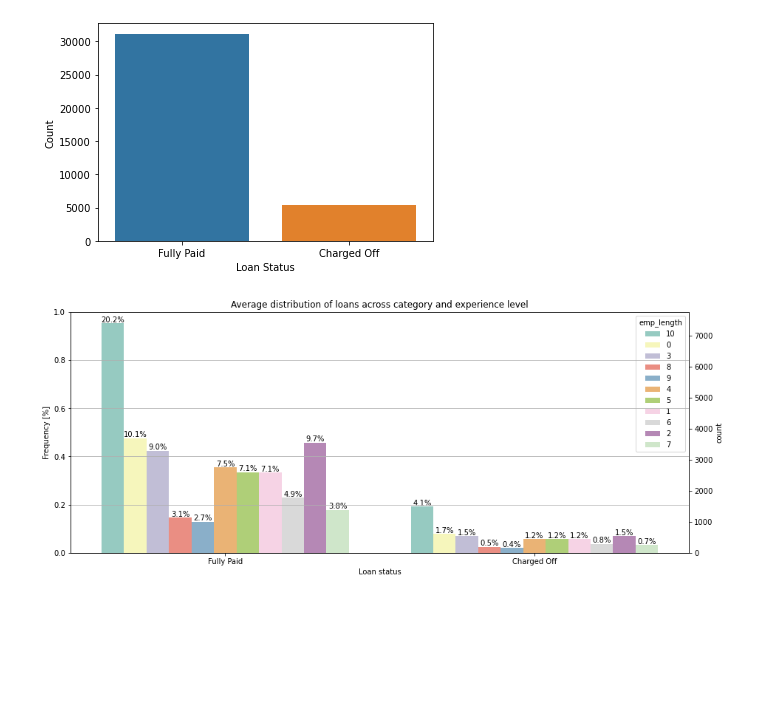
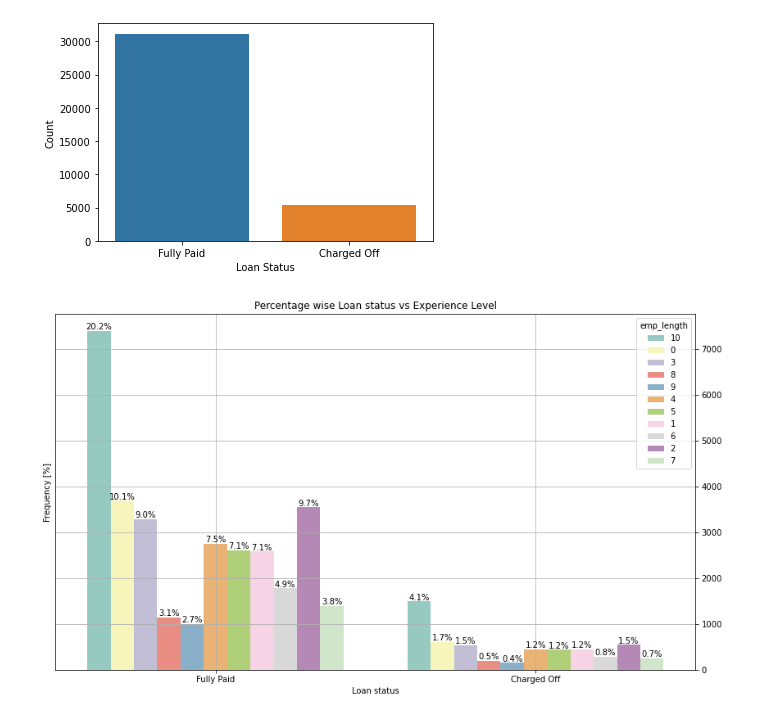
Before and after one commit to rahul2july/lendingclubcasestudy, a Jupyter notebook: test.ipynb, the cells around one changed output. Cells and saved outputs as stored; diff of their text form; code cells hidden in the pictures; blank space fills up the shorter version.

Commit message:
Added observations for emp_length and amount invested vs Loan status

```diff
--- a/test.ipynb
+++ b/test.ipynb
@@ -374,17 +391,10 @@ def plt_frequency(x_var,data_df,x_label,title,hue_var=None,rot_flag=0,fig_size_x
 # %%
-# Analyzing Loan Amount Group for charged off vs loan_status
+# Analyzing Loan Amount Group for charged off vs Fully paid
+plt_graph(loan_df, "loan_status",'Loan status','Percentage wise Loan status vs Experience Level','emp_length')
 
-loan_df['loan_amnt_groups'] = pd.cut(loan_df['loan_amnt'],
-                              bins=8, precision=0, labels=['0-5000', '5001-10000', '10001-15000',
-                            '15001-20000', '20001-25000', '25001-30000', '30001-35000', '35000-40000'])
-#Afig, ax = plt.subplots(figsize =(12,8))
-#ax.set(ylabel='Bar Count', xlabel='Loan Amount Group', title='Bar Count and Percent of Total Loan Status')
-#sns.countplot(x='loan_amnt_groups', hue='loan_status', data=loan_df)
-#plt.xlabel('Loan Amount Group')
-#plt.ylabel('Bar count')
-# From below plot we see if loan amount is in range of 5001 to 10000 then they have highest
-# probability to either Pay fully or become a Defaulter
-
-plt_frequency("loan_status",loan_df,'Loan status','Average distribution of loans across category and experience level','emp_length')
+# Analysis
+# We see emp length is positively correlated with both Charged off and Fully Paid.
+# Basically emp lenght may not be a good criteria to detect Defaulters.
+# Also we see that Employees who have exp 10+, 0, 2 & 3 years are likely to become Defaulters.
 # %% [output]
-[figure, old version]
+[figure, new version]
```
Also changed, not shown: parts of 7 cells of this notebook.
